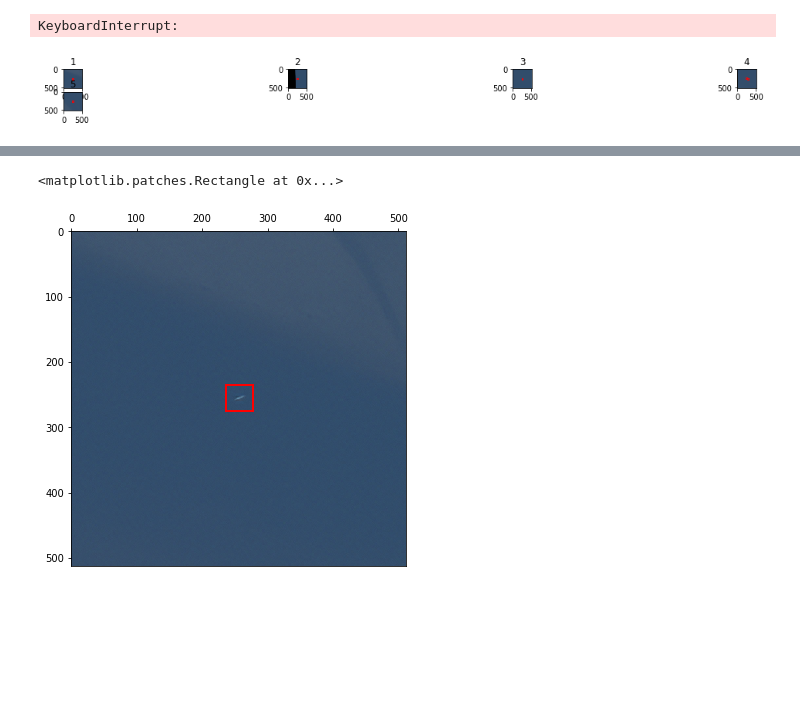
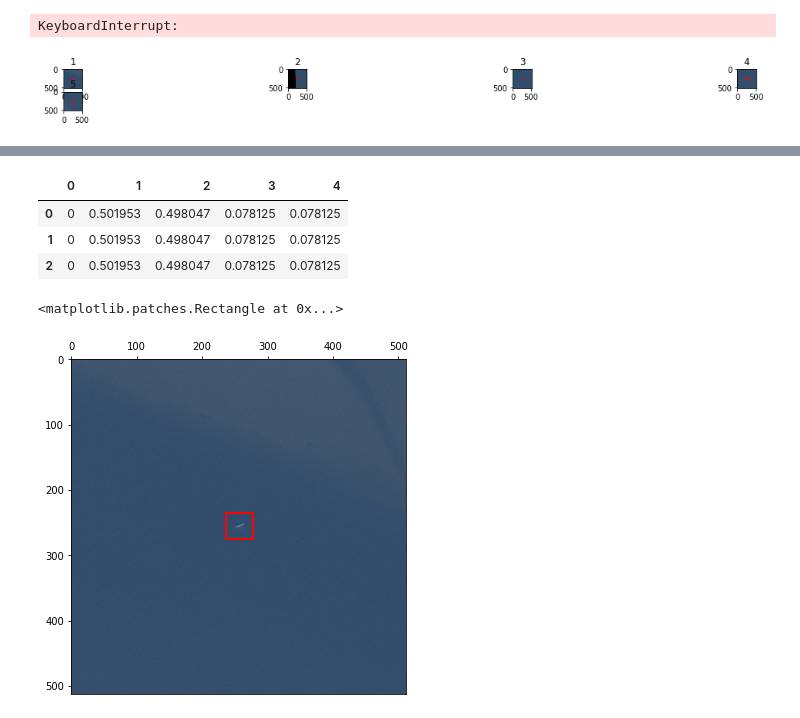
Before and after one commit to KMacfarlaneGreen/mres_whales, a Jupyter notebook: notebooks/exploratory/Normalization0.1.ipynb, the cells around one changed output, grey strips where cells are left out. Saved outputs shown, nothing was run; the diff lists cells and outputs as text; code cells hidden in the pictures; blank space fills up the shorter version.

```diff
--- a/notebooks/exploratory/Normalization0.1.ipynb
+++ b/notebooks/exploratory/Normalization0.1.ipynb
@@ -137,6 +139,12 @@ cropped_image = Image.open(cropped_image_path)
 # %%
 import pandas as pd
 boxes = pd.read_csv(cropped_label_path, sep=" ", header=None)
+boxes
+# %% [output]
+|  | 0 | 1 | 2 | 3 | 4 |
+| 0 | 0 | 0.501953 | 0.498047 | 0.078125 | 0.078125 |
+| 1 | 0 | 0.501953 | 0.498047 | 0.078125 | 0.078125 |
+| 2 | 0 | 0.501953 | 0.498047 | 0.078125 | 0.078125 |
 # %%
 x = (boxes[1][0] - boxes[3][0]*0.5)*cropped_image.size[0]
 y = (boxes[2][0] - boxes[4][0]*0.5)*cropped_image.size[1]
```
Also changed, not shown: parts of 1 cell of this notebook, 3 other files.
